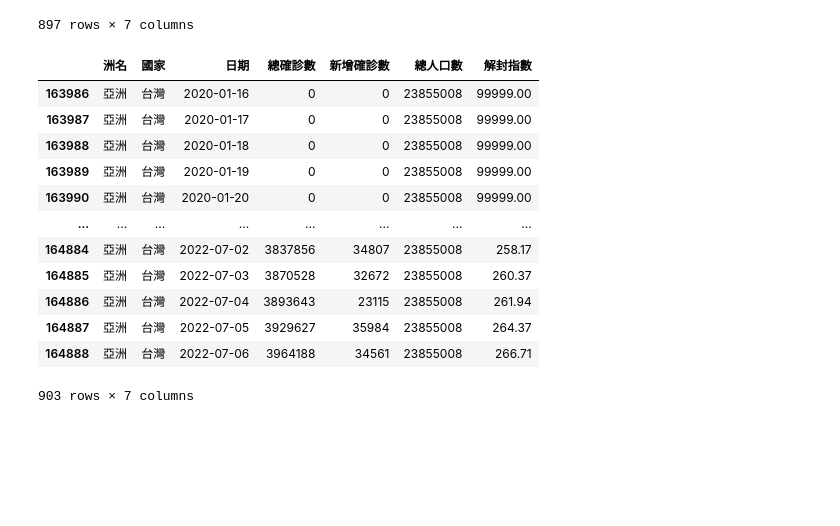
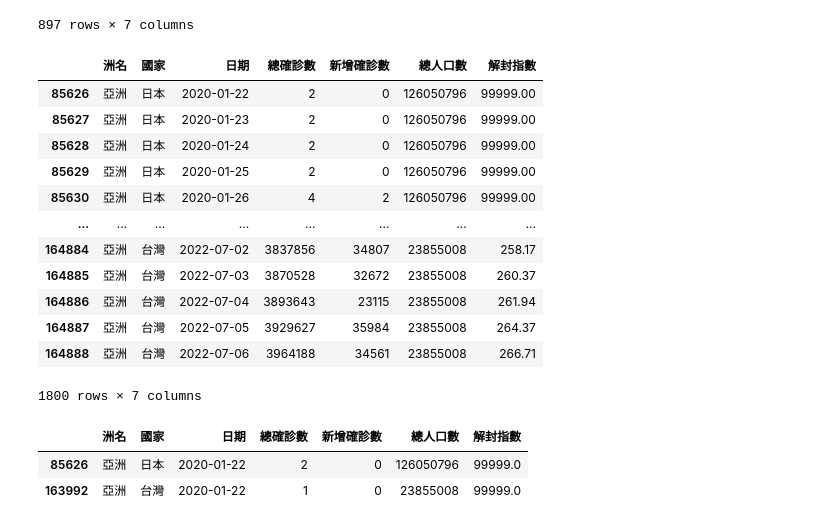
Before and after one commit to MarkChang2023/2023_11_14, a Jupyter notebook: lesson18/lesson18_1.ipynb, the cells around one changed output. Drawn from its saved outputs; the diff is of its cells as text; code cells hidden in the pictures; blank space fills up the shorter version.

```diff
--- a/lesson18/lesson18_1.ipynb
+++ b/lesson18/lesson18_1.ipynb
@@ -136,19 +136,27 @@ display(allDataFrame.query('國家 == "日本"'))
 897 rows × 7 columns
 # %%
 #使用or同時搜尋兩筆資料
-taiwan_japan = allDataFrame.query('國家 == "台灣"' or '國家 == "日本"')
+taiwan_japan = allDataFrame.query('國家=="台灣" or 國家=="日本"')
 taiwan_japan
 # %% [output]
 |  | 洲名 | 國家 | 日期 | 總確診數 | 新增確診數 | 總人口數 | 解封指數 |
-| 163986 | 亞洲 | 台灣 | 2020-01-16 | 0 | 0 | 23855008 | 99999.00 |
-| 163987 | 亞洲 | 台灣 | 2020-01-17 | 0 | 0 | 23855008 | 99999.00 |
-| 163988 | 亞洲 | 台灣 | 2020-01-18 | 0 | 0 | 23855008 | 99999.00 |
-| 163989 | 亞洲 | 台灣 | 2020-01-19 | 0 | 0 | 23855008 | 99999.00 |
-| 163990 | 亞洲 | 台灣 | 2020-01-20 | 0 | 0 | 23855008 | 99999.00 |
+| 85626 | 亞洲 | 日本 | 2020-01-22 | 2 | 0 | 126050796 | 99999.00 |
+| 85627 | 亞洲 | 日本 | 2020-01-23 | 2 | 0 | 126050796 | 99999.00 |
+| 85628 | 亞洲 | 日本 | 2020-01-24 | 2 | 0 | 126050796 | 99999.00 |
+| 85629 | 亞洲 | 日本 | 2020-01-25 | 2 | 0 | 126050796 | 99999.00 |
+| 85630 | 亞洲 | 日本 | 2020-01-26 | 4 | 2 | 126050796 | 99999.00 |
 | ... | ... | ... | ... | ... | ... | ... | ... |
 | 164884 | 亞洲 | 台灣 | 2022-07-02 | 3837856 | 34807 | 23855008 | 258.17 |
 | 164885 | 亞洲 | 台灣 | 2022-07-03 | 3870528 | 32672 | 23855008 | 260.37 |
 | 164886 | 亞洲 | 台灣 | 2022-07-04 | 3893643 | 23115 | 23855008 | 261.94 |
 | 164887 | 亞洲 | 台灣 | 2022-07-05 | 3929627 | 35984 | 23855008 | 264.37 |
 | 164888 | 亞洲 | 台灣 | 2022-07-06 | 3964188 | 34561 | 23855008 | 266.71 |
-903 rows × 7 columns
+1800 rows × 7 columns
+# %%
+#datetime的搜尋
+#取出2020-01-22
+taiwan_japan.query('日期=="2020-01-22"')
+# %% [output]
+|  | 洲名 | 國家 | 日期 | 總確診數 | 新增確診數 | 總人口數 | 解封指數 |
+| 85626 | 亞洲 | 日本 | 2020-01-22 | 2 | 0 | 126050796 | 99999.0 |
+| 163992 | 亞洲 | 台灣 | 2020-01-22 | 1 | 0 | 23855008 | 99999.0 |
```
Also changed, not shown: parts of 4 cells of this notebook, 1 other file.
